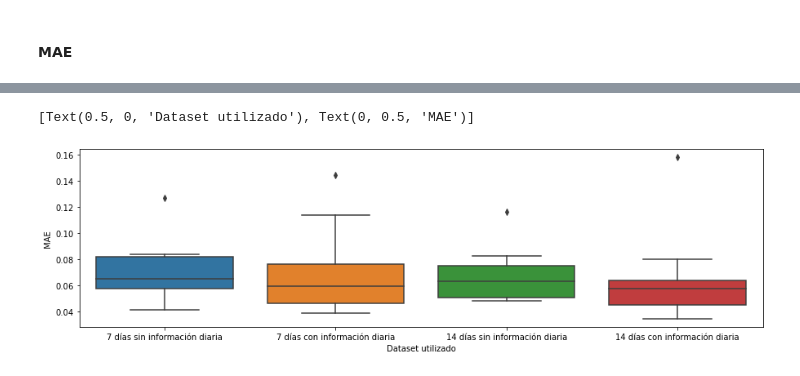
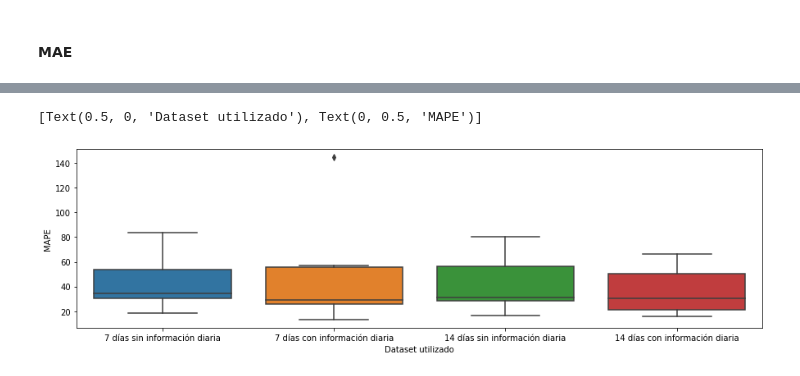
Before and after one commit to AlexMtGit/TFG, a Jupyter notebook: Notebooks/04_CNN.ipynb, the cells around one changed output, grey strips where cells are left out. Drawn from its saved outputs; the diff is of its cells as text; code cells hidden in the pictures.

```diff
--- a/Notebooks/04_CNN.ipynb
+++ b/Notebooks/04_CNN.ipynb
@@ -148,7 +148,7 @@ best_conf
 # %%
 _7d_info_RMSE = joblib.load('CNN_7d_info_normalizado_RMSE_training.pkl')
-_7d_info_MSE = joblib.load('CNN_7d_info_normalizado_MSE_training.pkl')
 _7d_info_MAE = joblib.load('CNN_7d_info_normalizado_MAE_training.pkl')
+_7d_info_MAPE = joblib.load('CNN_7d_info_normalizado_MAPE_training.pkl')
 # %%
 predictor_7d_info = load_model('CNN_7d_info_normalizado_best_model.h5')
 # %%
@@ -203,8 +203,8 @@ best_conf
 {'_filters': 32, '_kernel_size': 1, 'batch_size': 10, 'epochs': 20}
 # %%
 _14d_no_info_RMSE = joblib.load('CNN_14d_no_info_normalizado_RMSE_training.pkl')
-_14d_no_info_MSE = joblib.load('CNN_14d_no_info_normalizado_MSE_training.pkl')
 _14d_no_info_MAE = joblib.load('CNN_14d_no_info_normalizado_MAE_training.pkl')
+_14d_no_info_MAPE = joblib.load('CNN_14d_no_info_normalizado_MAPE_training.pkl')
 # %%
 predictor_14d_no_info = load_model('CNN_14d_no_info_normalizado_best_model.h5')
 # %%
@@ -259,8 +259,8 @@ best_conf
 {'_filters': 32, '_kernel_size': 2, 'batch_size': 10, 'epochs': 20}
 # %%
 _14d_info_RMSE = joblib.load('CNN_14d_info_normalizado_RMSE_training.pkl')
-_14d_info_MSE = joblib.load('CNN_14d_info_normalizado_MSE_training.pkl')
 _14d_info_MAE = joblib.load('CNN_14d_info_normalizado_MAE_training.pkl')
+_14d_info_MAPE = joblib.load('CNN_14d_info_normalizado_MAPE_training.pkl')
 # %%
 predictor_14d_info = load_model('CNN_14d_info_normalizado_best_model.h5')
 # %%
@@ -332,8 +332,8 @@ sns.boxplot(data=errores_training_mse).set(xlabel='Dataset utilizado', ylabel='M
 # %% [markdown]
 #### MAE
 # %%
-errores_training_mae = pd.concat([_7d_no_info_MAE, _7d_info_MAE, _14d_no_info_MAE, _14d_info_MAE], axis=1)
-errores_training_mae
+errores_training_mape = pd.concat([_7d_no_info_MAPE, _7d_info_MAPE, _14d_no_info_MAPE, _14d_info_MAPE], axis=1)
+errores_training_mape
 # %% [output]
 |  | 7 días sin información diaria | 7 días con información diaria | 14 días sin información diaria | 14 días con información diaria |
 | Pliegues |  |  |  |  |
@@ -352,5 +352,5 @@ errores_training_mae.to_csv("./CNN_mae_training.csv")
 # %%
-sns.boxplot(data=errores_training_mae).set(xlabel='Dataset utilizado', ylabel='MAE')
+sns.boxplot(data=errores_training_mape).set(xlabel='Dataset utilizado', ylabel='MAPE')
 # %% [output]
-[Text(0.5, 0, 'Dataset utilizado'), Text(0, 0.5, 'MAE')]
+[Text(0.5, 0, 'Dataset utilizado'), Text(0, 0.5, 'MAPE')]
-[figure, old version]
+[figure, new version]
```
Also changed, not shown: parts of 26 cells of this notebook, 58 other files.
